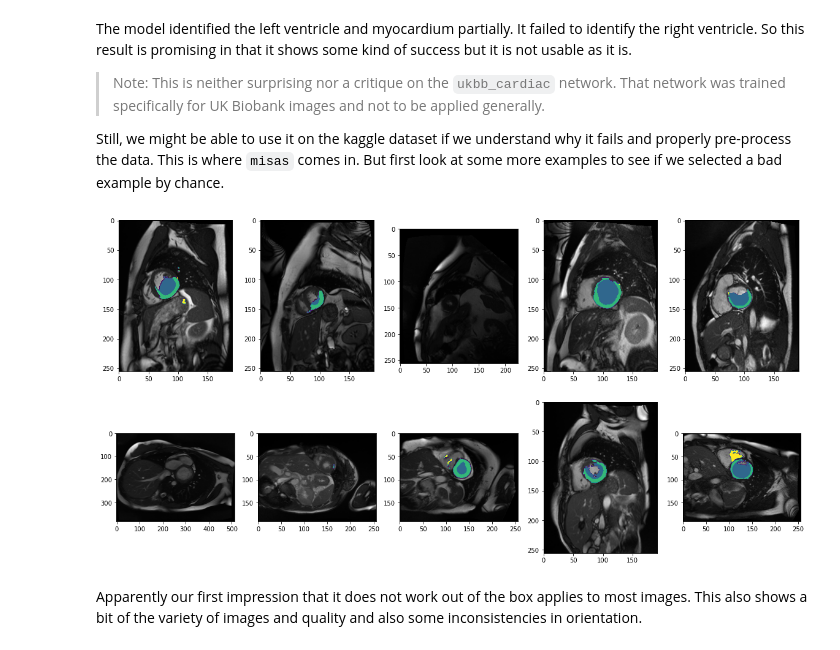
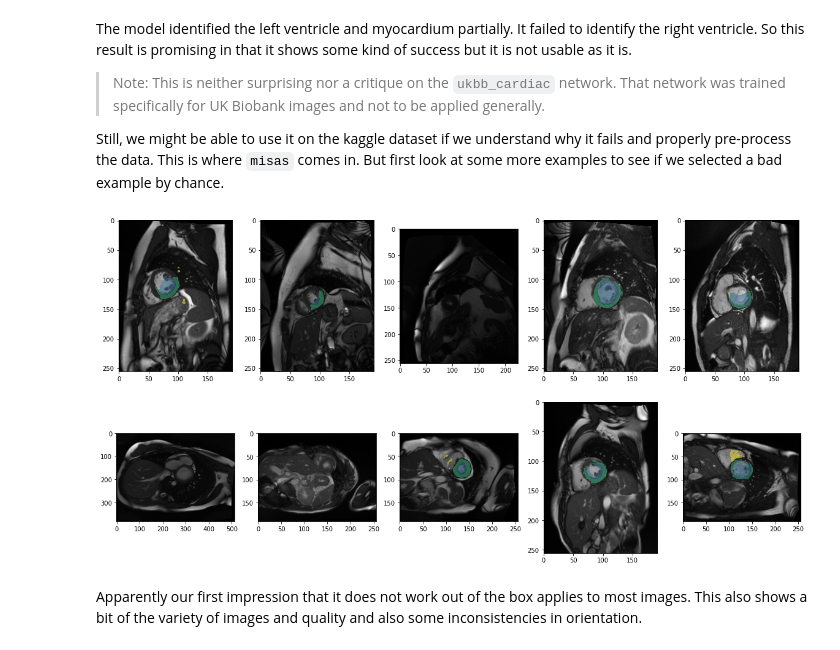
Before and after one commit to chfc-cmi/misas, a Jupyter notebook: 02_ukbb_on_kaggle.ipynb, the cells around one changed output. Cells and saved outputs as stored; diff of their text form; code cells hidden in the pictures.

```diff
--- a/02_ukbb_on_kaggle.ipynb
+++ b/02_ukbb_on_kaggle.ipynb
@@ -87,13 +87,13 @@ from glob import glob
 # %%
 dcm_files = glob("example/kaggle/sample_images/*.dcm")
 fig, axs = plt.subplots(2,5, figsize=(20,10))
 for i, ax in enumerate(axs.flatten()):
     tmp = model.prepareSize(prepareImage(dcm_files[i]))
     ax.imshow(tmp)
     #model.predict(tmp)[0].show(ax=ax, cmap=default_cmap)
-    ax.imshow(model.predict(tmp), cmap=default_cmap, vmax=3)
+    ax.imshow(model.predict(tmp), cmap=default_cmap, vmax=3, alpha=.5, interpolation="nearest")
 # %% [output]
-[figure, old version]
+[figure, new version]
 # %% [markdown]
 Apparently our first impression that it does not work out of the box applies to most images. This also shows a bit of the variety of images and quality and also some inconsistencies in orientation.
 # %% [markdown]
```
Also changed, not shown: parts of 7 cells of this notebook, 26 other files.
